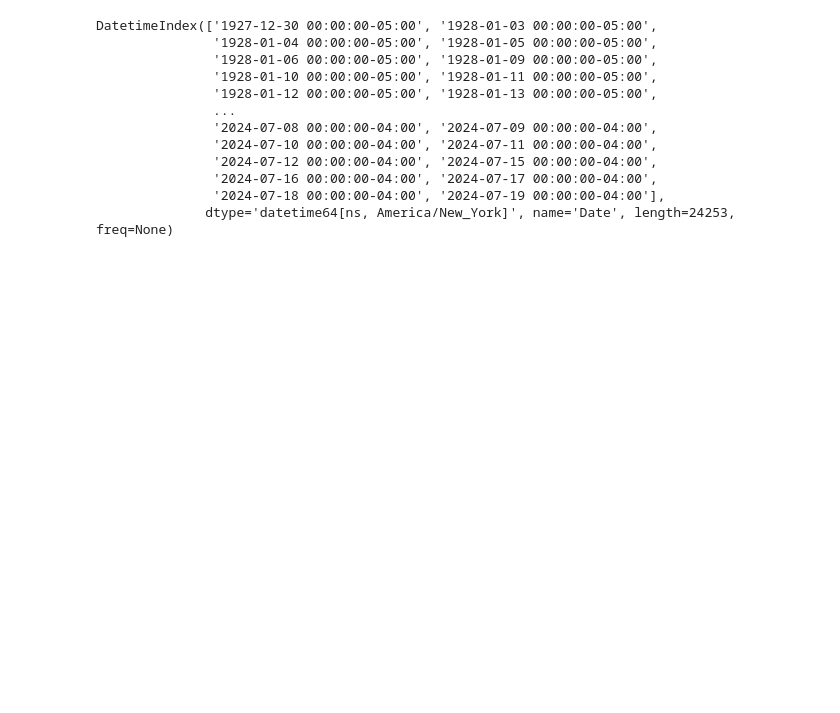
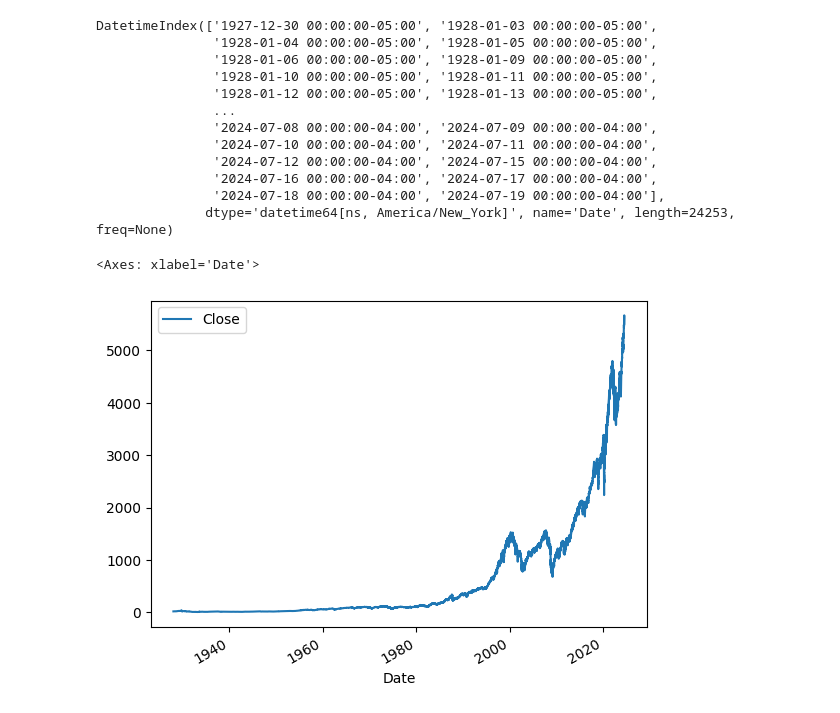
Before and after one commit to HamzaLghali/MLStockMarketPred, a Jupyter notebook: StockMarketPred.ipynb, the cells around one changed output. Cells and saved outputs as stored; diff of their text form; code cells hidden in the pictures; blank space fills up the shorter version.

```diff
--- a/StockMarketPred.ipynb
+++ b/StockMarketPred.ipynb
@@ -38,3 +38,8 @@ DatetimeIndex(['1927-12-30 00:00:00-05:00', '1928-01-03 00:00:00-05:00',
                '2024-07-16 00:00:00-04:00', '2024-07-17 00:00:00-04:00',
                '2024-07-18 00:00:00-04:00', '2024-07-19 00:00:00-04:00'],
               dtype='datetime64[ns, America/New_York]', name='Date', length=24253, freq=None)
+# %%
+sp500.plot.line(y="Close", use_index=True)
+# %% [output]
+<Axes: xlabel='Date'>
+[figure, added]
```
Also changed, not shown: parts of 29 cells of this notebook.
